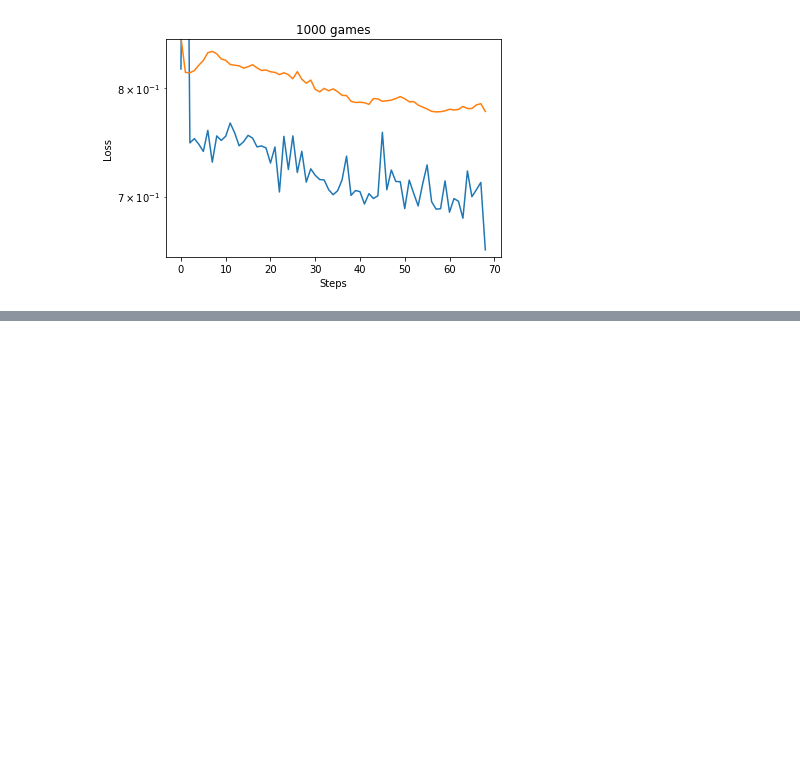
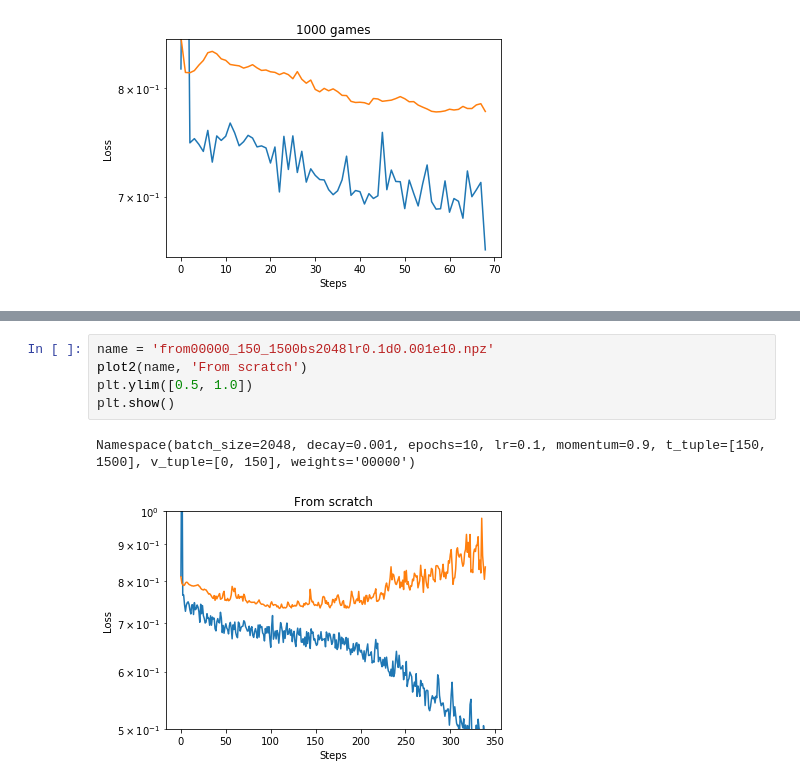
Before and after one commit to fqjin/ultimate-tictactoe, a Jupyter notebook: notebooks/Logs.ipynb, the cells around one changed output, grey strips where cells are left out. Drawn from its saved outputs; the diff is of its cells as text; blank space fills up the shorter version.

```diff
--- a/notebooks/Logs.ipynb
+++ b/notebooks/Logs.ipynb
@@ -191,0 +203,8 @@ Namespace(batch_size=2048, decay=0.001, epochs=3, lr=0.1, momentum=0.9, t_tuple=
+# %%
+name = 'from00000_150_1500bs2048lr0.1d0.001e10.npz'
+plot2(name, 'From scratch')
+plt.ylim([0.5, 1.0])
+plt.show()
+# %% [output]
+Namespace(batch_size=2048, decay=0.001, epochs=10, lr=0.1, momentum=0.9, t_tuple=[150, 1500], v_tuple=[0, 150], weights='00000')
+[figure, added]
```
Also changed, not shown: parts of 5 cells of this notebook, 4 other files.
